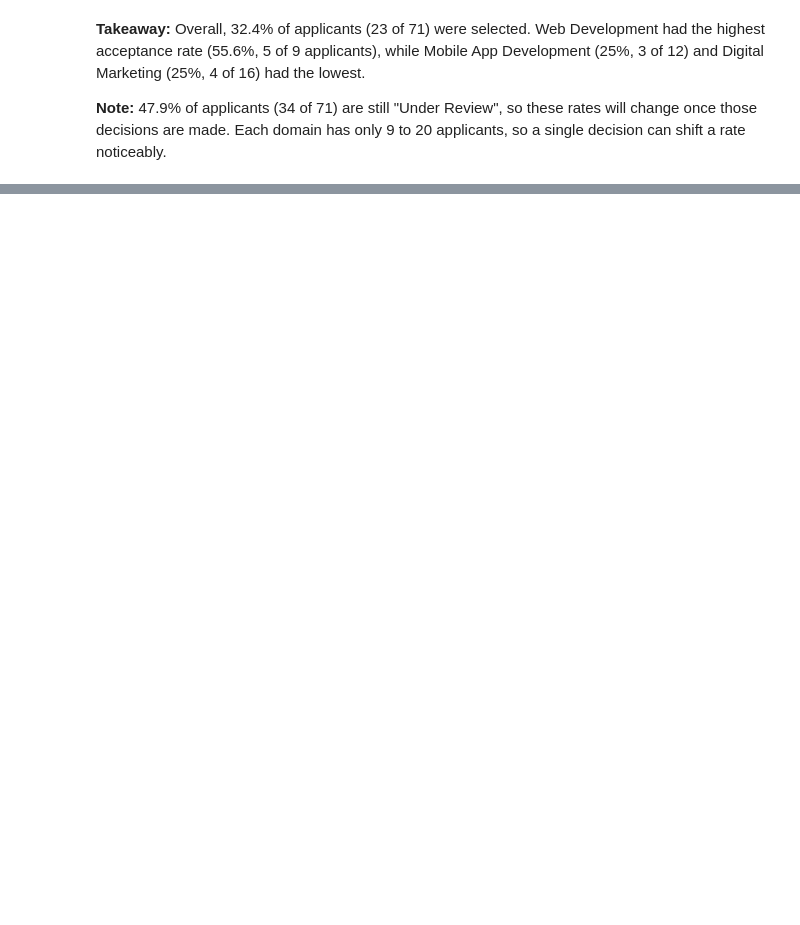
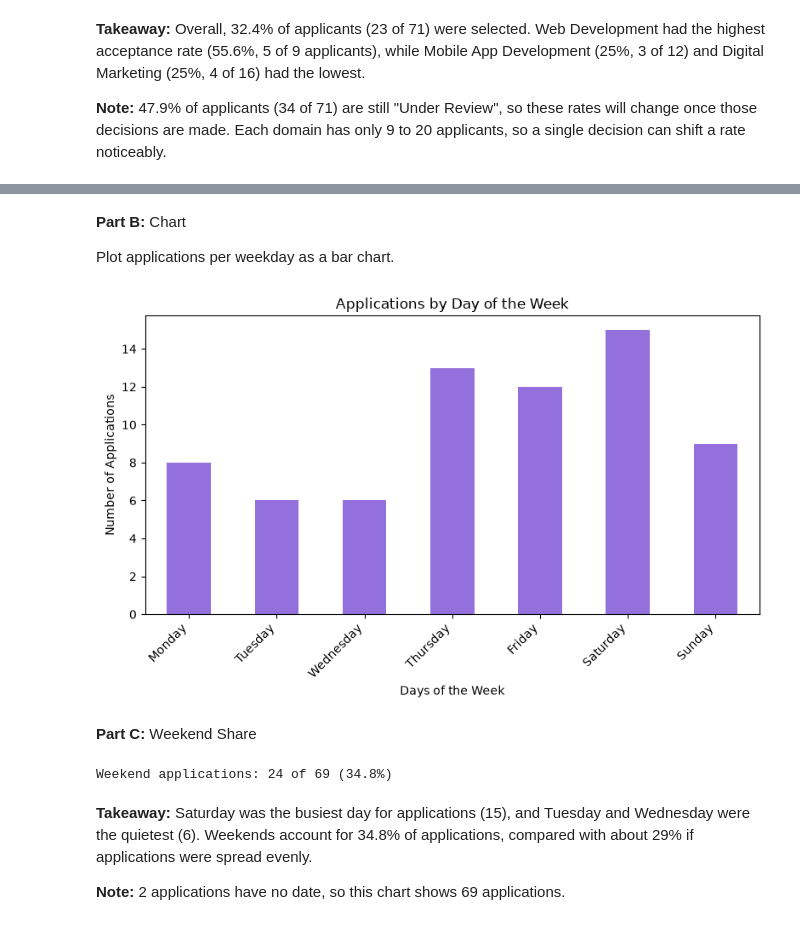
Before and after one commit to maryam-fatima123/applicants-data-cleaning, a Jupyter notebook: Week2_EDA_Maryam_Fatima.ipynb, the cells around one changed output, grey strips where cells are left out. Cells and saved outputs as stored; diff of their text form; code cells hidden in the pictures; blank space fills up the shorter version.

```diff
--- a/Week2_EDA_Maryam_Fatima.ipynb
+++ b/Week2_EDA_Maryam_Fatima.ipynb
@@ -141,0 +322,6 @@ plt.show()
+# %%
+df["Weekday"] = df["Application Date"].dt.day_name()
+weekday_order = ["Monday", "Tuesday", "Wednesday", "Thursday", "Friday", "Saturday", "Sunday"]
+weekday_counts = df["Weekday"].value_counts().reindex(weekday_order, fill_value=0)
+print(weekday_counts)
+print("Total with a date:", weekday_counts.sum())
@@ -141,0 +339,27 @@ plt.show()
+# %% [markdown]
+**Part B:** Chart
+
+Plot applications per weekday as a bar chart.
+# %%
+plt.figure(figsize=(8, 5))
+weekday_counts.plot(kind="bar", color="mediumpurple")
+plt.title("Applications by Day of the Week")
+plt.xlabel("Days of the Week")
+plt.ylabel("Number of Applications")
+plt.xticks(rotation=45, ha="right")
+plt.tight_layout()
+plt.show()
+# %% [output]
+[figure, added]
+# %% [markdown]
+**Part C:** Weekend Share
+# %%
+weekend_count = weekday_counts[["Saturday", "Sunday"]].sum()
+weekend_share = weekend_count / weekday_counts.sum() * 100
+print(f"Weekend applications: {weekend_count} of {weekday_counts.sum()} ({weekend_share:.1f}%)")
+# %% [output]
+Weekend applications: 24 of 69 (34.8%)
+# %% [markdown]
+**Takeaway:** Saturday was the busiest day for applications (15), and Tuesday and Wednesday were the quietest (6). Weekends account for 34.8% of applications, compared with about 29% if applications were spread evenly.
+
+**Note:** 2 applications have no date, so this chart shows 69 applications.
```
Also changed, not shown: parts of 32 cells of this notebook.
